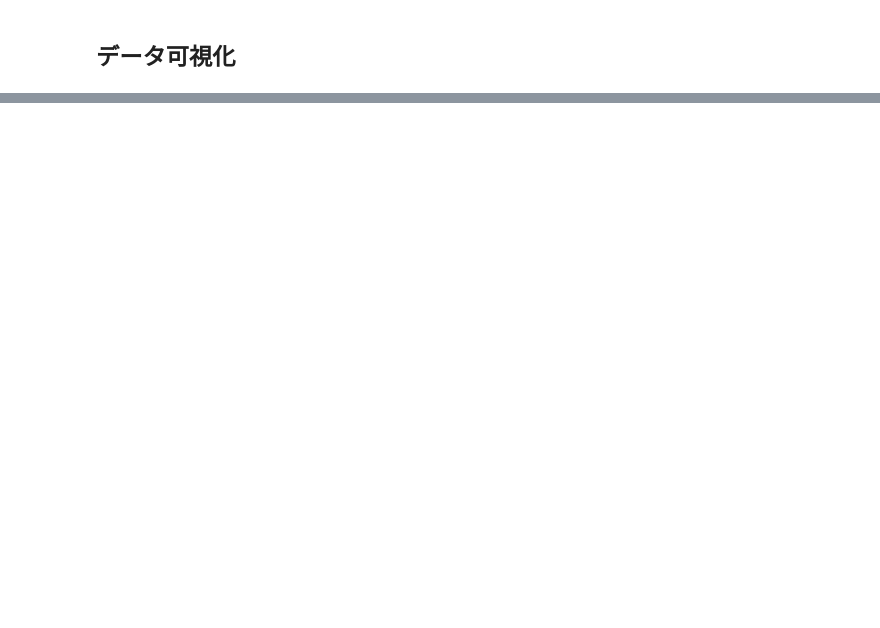
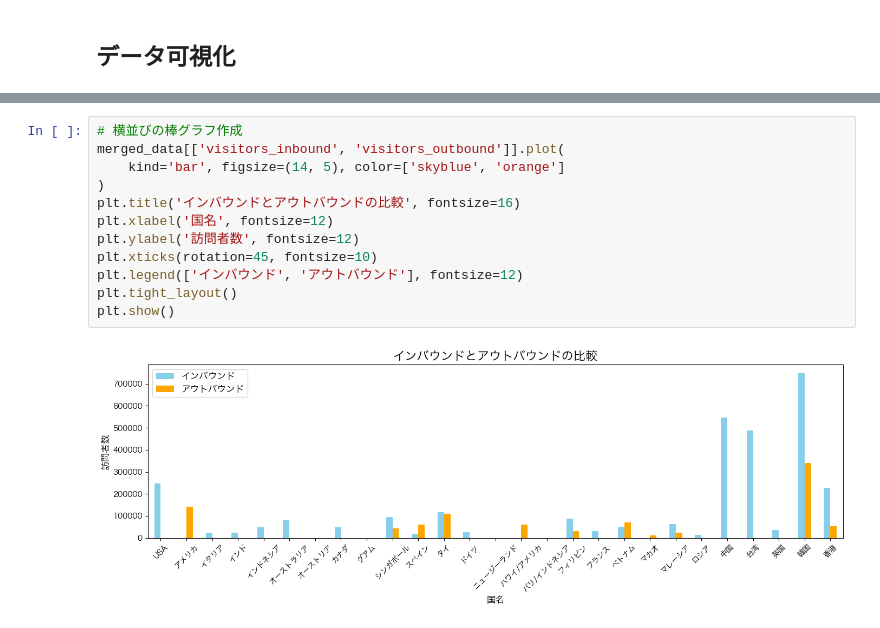
Before and after one commit to DanGaRa215/DSPRG2, a Jupyter notebook: 最終課題.ipynb, the cells around one changed output, grey strips where cells are left out. Saved outputs shown, nothing was run; the diff lists cells and outputs as text; blank space fills up the shorter version.

```diff
--- a/最終課題.ipynb
+++ b/最終課題.ipynb
@@ -275,0 +355,14 @@ print(df.nlargest(5, 'visitors'))
+# %%
+# 横並びの棒グラフ作成
+merged_data[['visitors_inbound', 'visitors_outbound']].plot(
+    kind='bar', figsize=(14, 5), color=['skyblue', 'orange']
+)
+plt.title('インバウンドとアウトバウンドの比較', fontsize=16)
+plt.xlabel('国名', fontsize=12)
+plt.ylabel('訪問者数', fontsize=12)
+plt.xticks(rotation=45, fontsize=10)
+plt.legend(['インバウンド', 'アウトバウンド'], fontsize=12)
+plt.tight_layout()
+plt.show()
+# %% [output]
+[figure, added]
```
Also changed, not shown: parts of 11 cells of this notebook.
